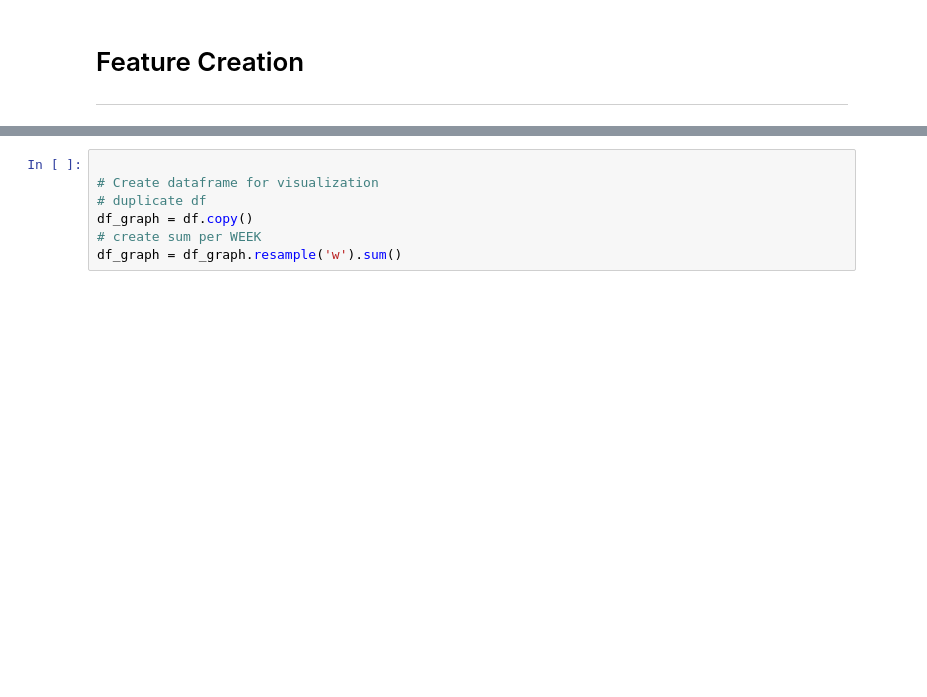
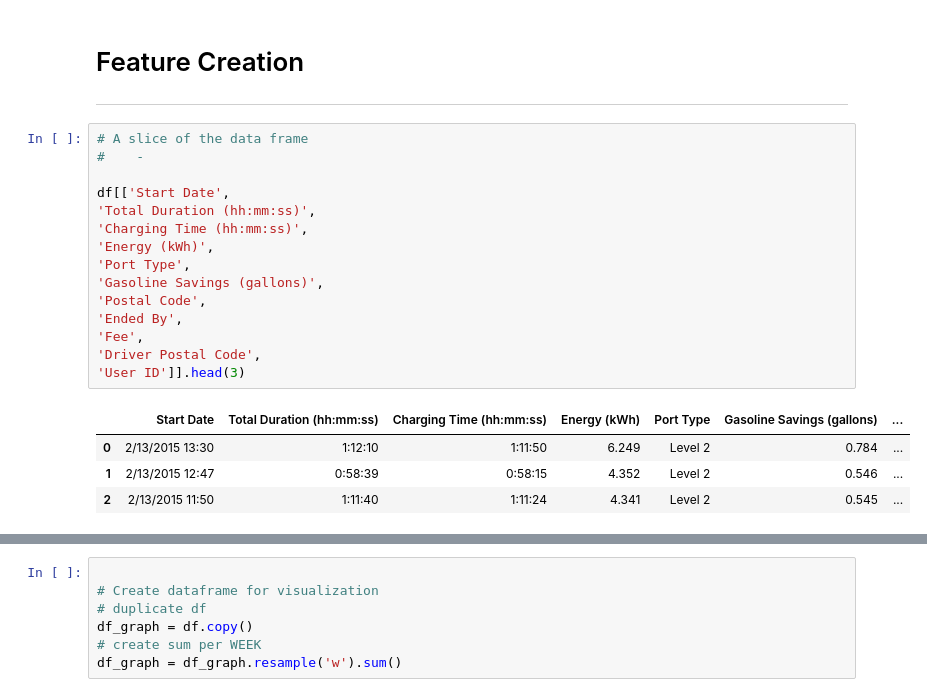
Before and after one commit to encodingintuition/EV_Infrastructure, a Jupyter notebook: code/GeorgiaTech_ev_charg_behav.ipynb, the cells around one changed output, grey strips where cells are left out. Drawn from its saved outputs; the diff is of its cells as text; blank space fills up the shorter version.

```diff
--- a/code/GeorgiaTech_ev_charg_behav.ipynb
+++ b/code/GeorgiaTech_ev_charg_behav.ipynb
@@ -83,6 +83,26 @@ Index(['Label 01', 'Lable 02', 'Org Name', 'Start Date', 'Start Time Zone',
 # %% [markdown]
 # Feature Creation
 <hr>
+# %%
+# A slice of the data frame
+#    -
+
+df[['Start Date',
+'Total Duration (hh:mm:ss)',
+'Charging Time (hh:mm:ss)',
+'Energy (kWh)',
+'Port Type',
+'Gasoline Savings (gallons)',
+'Postal Code',
+'Ended By',
+'Fee',
+'Driver Postal Code',
+'User ID']].head(3)
+# %% [output]
+|  | Start Date | Total Duration (hh:mm:ss) | Charging Time (hh:mm:ss) | Energy (kWh) | Port Type | Gasoline Savings (gallons) | ... |
+| 0 | 2/13/2015 13:30 | 1:12:10 | 1:11:50 | 6.249 | Level 2 | 0.784 | ... |
+| 1 | 2/13/2015 12:47 | 0:58:39 | 0:58:15 | 4.352 | Level 2 | 0.546 | ... |
+| 2 | 2/13/2015 11:50 | 1:11:40 | 1:11:24 | 4.341 | Level 2 | 0.545 | ... |
 # %%
 # set start time to datetime format
 df['Start Date'] = pd.to_datetime(df['Start Date'])
```
Also changed, not shown: parts of 6 cells of this notebook.
